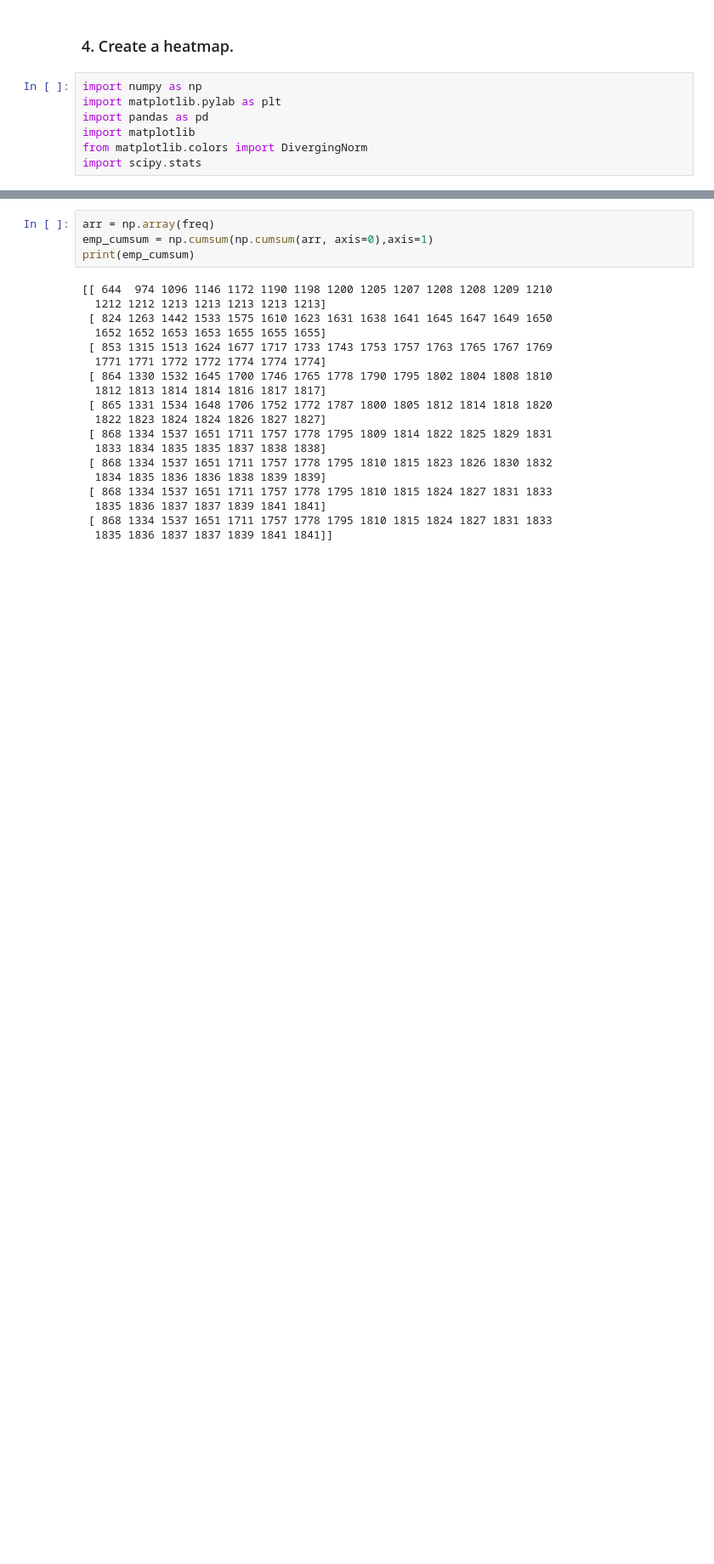
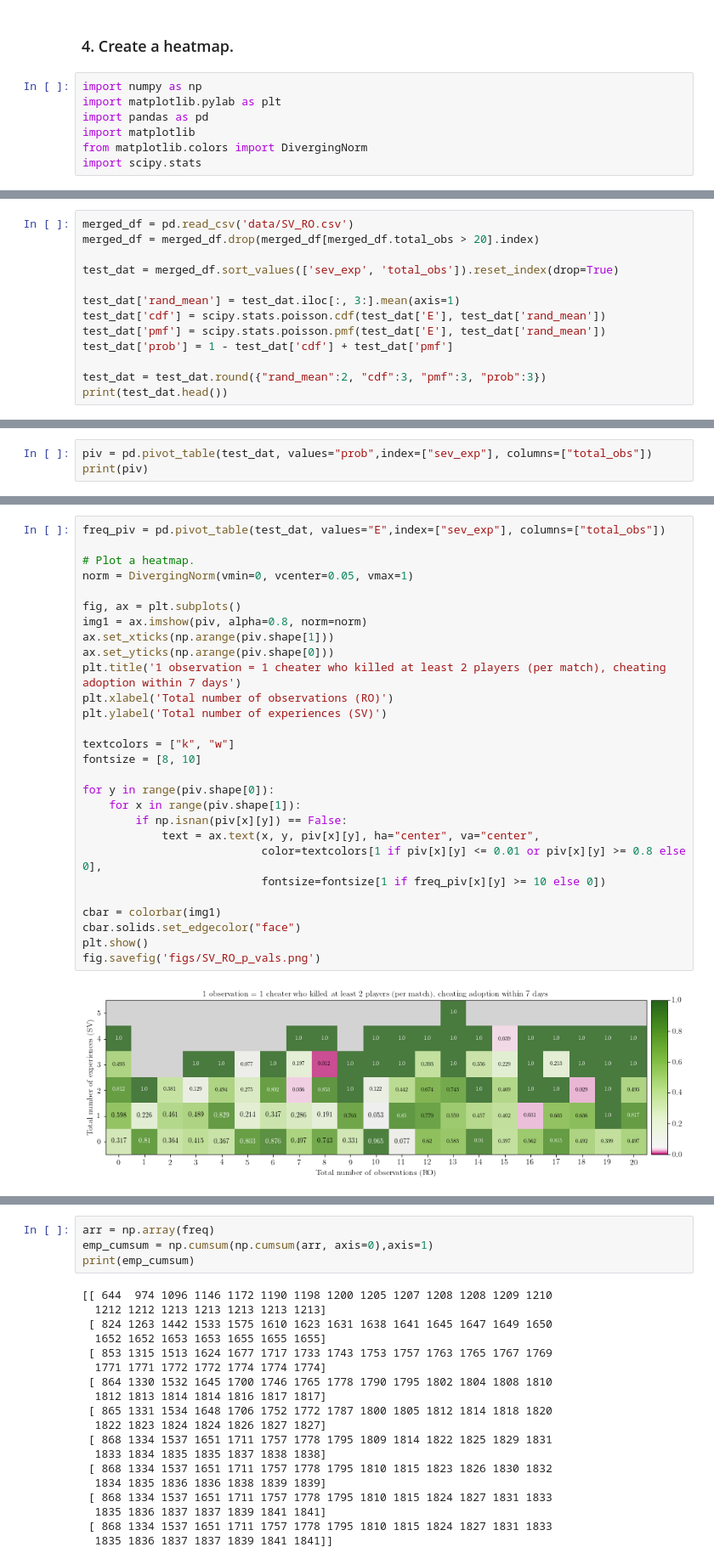
Before and after one commit to social-research/cheating, a Jupyter notebook: 06-combine-two-mechanisms.ipynb, the cells around one changed output, grey strips where cells are left out. Shown: that part at 85% size. Drawn from its saved outputs; the diff is of its cells as text; blank space fills up the shorter version.

```diff
--- a/06-combine-two-mechanisms.ipynb
+++ b/06-combine-two-mechanisms.ipynb
@@ -433,0 +385,13 @@ print(merged_df.head())
+# %%
+merged_df = pd.read_csv('data/SV_RO.csv')
+merged_df = merged_df.drop(merged_df[merged_df.total_obs > 20].index)
+
+test_dat = merged_df.sort_values(['sev_exp', 'total_obs']).reset_index(drop=True)
+
+test_dat['rand_mean'] = test_dat.iloc[:, 3:].mean(axis=1)
+test_dat['cdf'] = scipy.stats.poisson.cdf(test_dat['E'], test_dat['rand_mean'])
+test_dat['pmf'] = scipy.stats.poisson.pmf(test_dat['E'], test_dat['rand_mean'])
+test_dat['prob'] = 1 - test_dat['cdf'] + test_dat['pmf']
+
+test_dat = test_dat.round({"rand_mean":2, "cdf":3, "pmf":3, "prob":3})
+print(test_dat.head())
@@ -433,0 +416,3 @@ print(merged_df.head())
+# %%
+piv = pd.pivot_table(test_dat, values="prob",index=["sev_exp"], columns=["total_obs"])
+print(piv)
@@ -433,0 +437,30 @@ print(merged_df.head())
+# %%
+freq_piv = pd.pivot_table(test_dat, values="E",index=["sev_exp"], columns=["total_obs"])
+
+# Plot a heatmap.
+norm = DivergingNorm(vmin=0, vcenter=0.05, vmax=1)
+
+fig, ax = plt.subplots()
+img1 = ax.imshow(piv, alpha=0.8, norm=norm)
+ax.set_xticks(np.arange(piv.shape[1]))
+ax.set_yticks(np.arange(piv.shape[0]))
+plt.title('1 observation = 1 cheater who killed at least 2 players (per match), cheating adoption within 7 days')
+plt.xlabel('Total number of observations (RO)')
+plt.ylabel('Total number of experiences (SV)')
+
+textcolors = ["k", "w"]
+fontsize = [8, 10]
+
+for y in range(piv.shape[0]):
+    for x in range(piv.shape[1]):
+        if np.isnan(piv[x][y]) == False:
+            text = ax.text(x, y, piv[x][y], ha="center", va="center",
+                           color=textcolors[1 if piv[x][y] <= 0.01 or piv[x][y] >= 0.8 else 0],
+                           fontsize=fontsize[1 if freq_piv[x][y] >= 10 else 0])
+
+cbar = colorbar(img1)
+cbar.solids.set_edgecolor("face")
+plt.show()
+fig.savefig('figs/SV_RO_p_vals.png')
+# %% [output]
+[figure, added]
```
Also changed, not shown: parts of 22 cells of this notebook, 24 other files.
